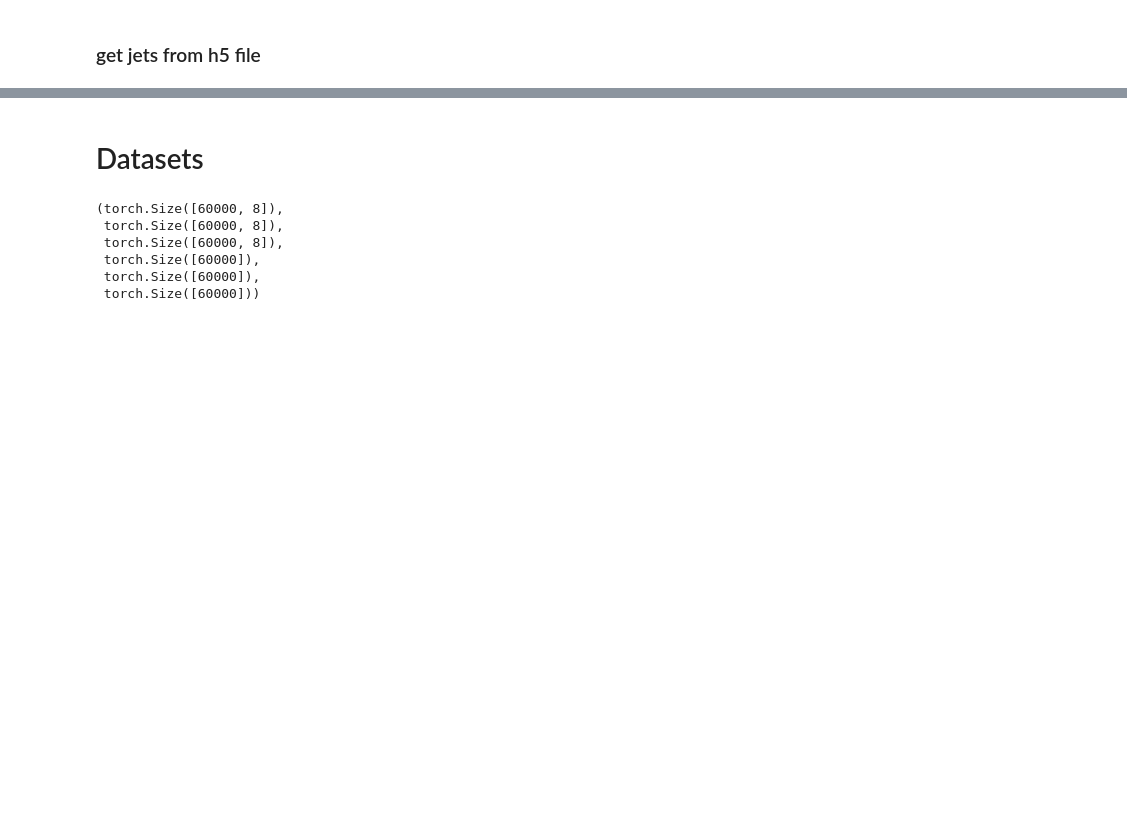
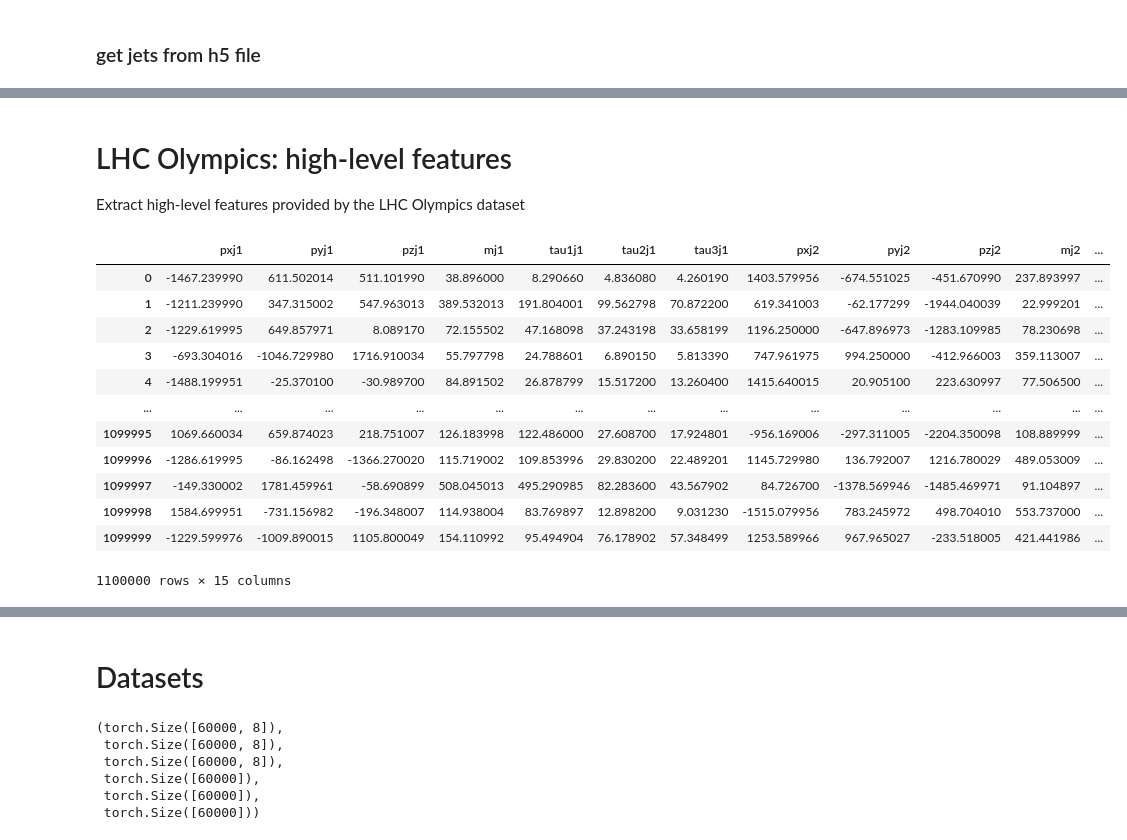
Before and after one commit to dfaroughy/DynGenModels, a Jupyter notebook: notebooks/LHCOlympics.ipynb, the cells around one changed output, grey strips where cells are left out. Saved outputs shown, nothing was run; the diff lists cells and outputs as text; code cells hidden in the pictures; blank space fills up the shorter version.

```diff
--- a/notebooks/LHCOlympics.ipynb
+++ b/notebooks/LHCOlympics.ipynb
@@ -120,0 +285,24 @@ plt.show()
+# %% [markdown]
+# LHC Olympics: high-level features
+
+Extract high-level features provided by the LHC Olympics dataset
+# %%
+import pandas as pd
+
+file = '../data/LHCOlympics2020/events_anomalydetection_v2.features.h5'
+df = pd.read_hdf(file)
+df
+# %% [output]
+|  | pxj1 | pyj1 | pzj1 | mj1 | tau1j1 | tau2j1 | tau3j1 | pxj2 | pyj2 | pzj2 | mj2 | ... |
+| 0 | -1467.239990 | 611.502014 | 511.101990 | 38.896000 | 8.290660 | 4.836080 | 4.260190 | 1403.579956 | -674.551025 | -451.670990 | 237.893997 | ... |
+| 1 | -1211.239990 | 347.315002 | 547.963013 | 389.532013 | 191.804001 | 99.562798 | 70.872200 | 619.341003 | -62.177299 | -1944.040039 | 22.999201 | ... |
+| 2 | -1229.619995 | 649.857971 | 8.089170 | 72.155502 | 47.168098 | 37.243198 | 33.658199 | 1196.250000 | -647.896973 | -1283.109985 | 78.230698 | ... |
+| 3 | -693.304016 | -1046.729980 | 1716.910034 | 55.797798 | 24.788601 | 6.890150 | 5.813390 | 747.961975 | 994.250000 | -412.966003 | 359.113007 | ... |
+| 4 | -1488.199951 | -25.370100 | -30.989700 | 84.891502 | 26.878799 | 15.517200 | 13.260400 | 1415.640015 | 20.905100 | 223.630997 | 77.506500 | ... |
+| ... | ... | ... | ... | ... | ... | ... | ... | ... | ... | ... | ... | ... |
+| 1099995 | 1069.660034 | 659.874023 | 218.751007 | 126.183998 | 122.486000 | 27.608700 | 17.924801 | -956.169006 | -297.311005 | -2204.350098 | 108.889999 | ... |
+| 1099996 | -1286.619995 | -86.162498 | -1366.270020 | 115.719002 | 109.853996 | 29.830200 | 22.489201 | 1145.729980 | 136.792007 | 1216.780029 | 489.053009 | ... |
+| 1099997 | -149.330002 | 1781.459961 | -58.690899 | 508.045013 | 495.290985 | 82.283600 | 43.567902 | 84.726700 | -1378.569946 | -1485.469971 | 91.104897 | ... |
+| 1099998 | 1584.699951 | -731.156982 | -196.348007 | 114.938004 | 83.769897 | 12.898200 | 9.031230 | -1515.079956 | 783.245972 | 498.704010 | 553.737000 | ... |
+| 1099999 | -1229.599976 | -1009.890015 | 1105.800049 | 154.110992 | 95.494904 | 76.178902 | 57.348499 | 1253.589966 | 967.965027 | -233.518005 | 421.441986 | ... |
+1100000 rows × 15 columns
```
Also changed, not shown: parts of 15 cells of this notebook, 12 other files.
